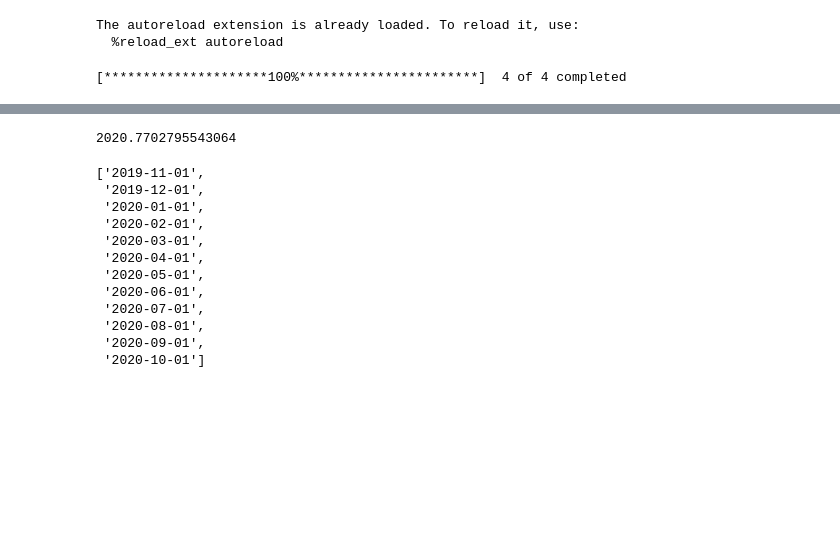
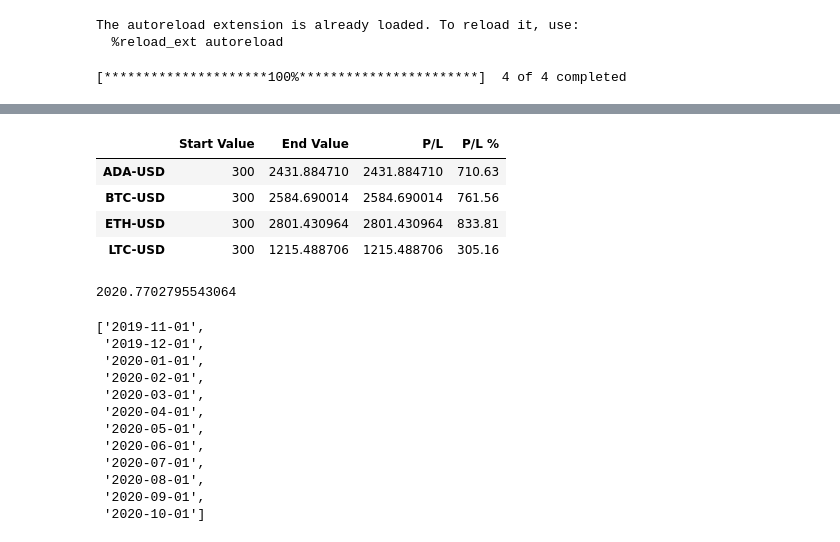
Before and after one commit to dannychwan/finance-python, a Jupyter notebook: CryptoAssetPortfolio.ipynb, the cells around one changed output, grey strips where cells are left out. Drawn from its saved outputs; the diff is of its cells as text; code cells hidden in the pictures; blank space fills up the shorter version.

```diff
--- a/CryptoAssetPortfolio.ipynb
+++ b/CryptoAssetPortfolio.ipynb
@@ -92,6 +92,14 @@ value_df['Start Value'] = [300,300,300,300]
 value_df['End Value'] = end_value
 value_df['P/L'] = end_value
 value_df['P/L %'] =(((value_df['End Value']-value_df['Start Value'])/value_df['Start Value'])*100).round(2)
+# %%
+value_df
+# %% [output]
+|  | Start Value | End Value | P/L | P/L % |
+| ADA-USD | 300 | 2431.884710 | 2431.884710 | 710.63 |
+| BTC-USD | 300 | 2584.690014 | 2584.690014 | 761.56 |
+| ETH-USD | 300 | 2801.430964 | 2801.430964 | 833.81 |
+| LTC-USD | 300 | 1215.488706 | 1215.488706 | 305.16 |
 # %%
 value_df['P/L'].sum()
 # %% [output]
```
Also changed, not shown: parts of 5 cells of this notebook, 2 other files.
